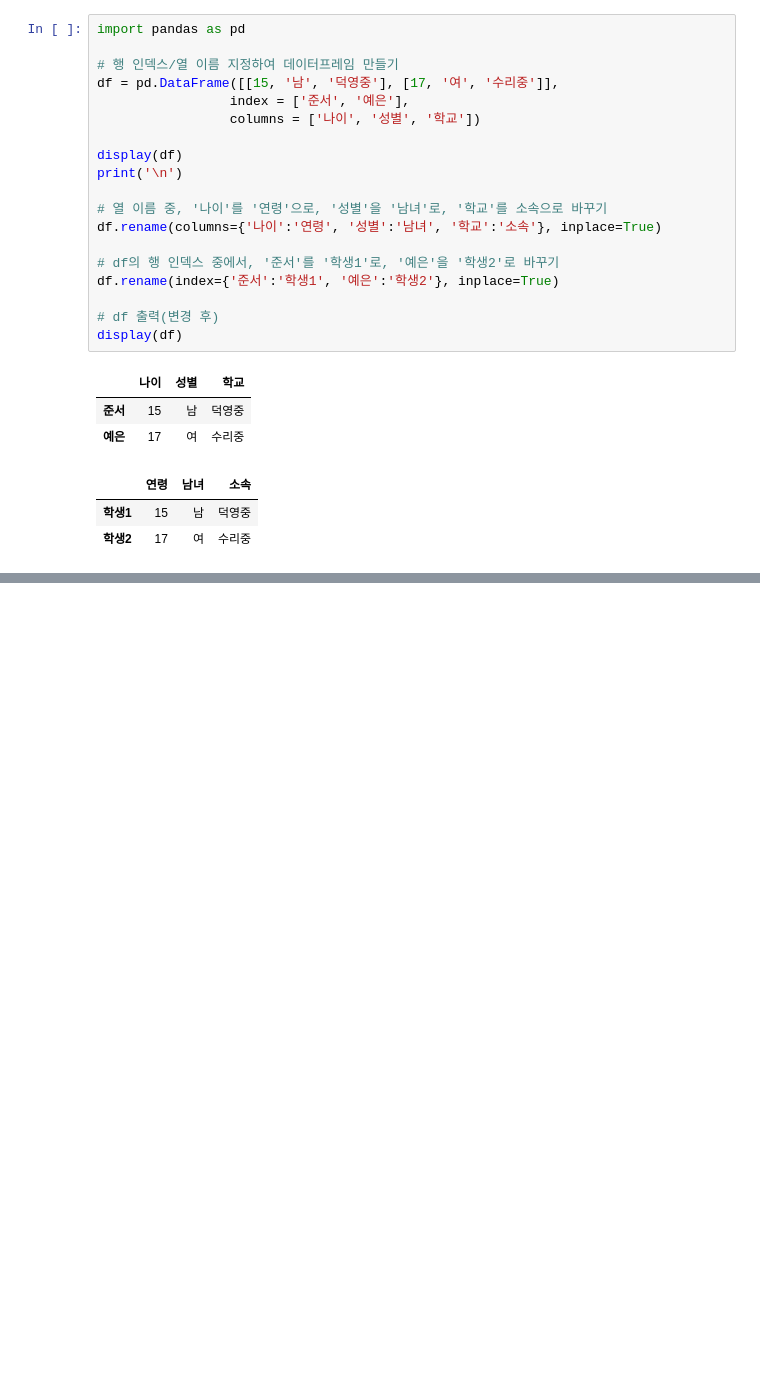
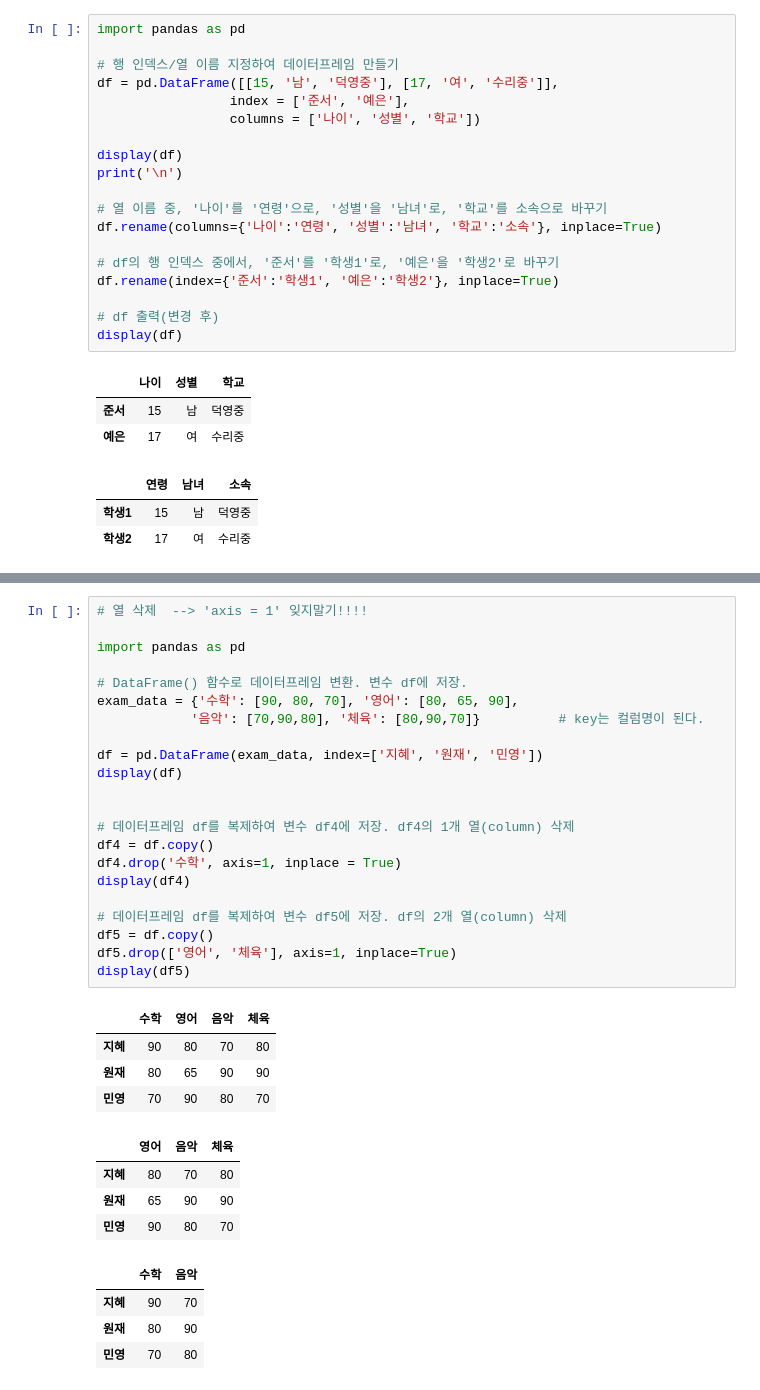
Before and after one commit to Lia-97/2021_TIL, a Jupyter notebook: pandas/판다스 입문.ipynb, the cells around one changed output, grey strips where cells are left out. Cells and saved outputs as stored; diff of their text form; blank space fills up the shorter version.

```diff
--- a/pandas/판다스 입문.ipynb
+++ b/pandas/판다스 입문.ipynb
@@ -111,0 +170,35 @@ display(df)
+# %%
+# 열 삭제  --> 'axis = 1' 잊지말기!!!!
+
+import pandas as pd
+
+# DataFrame() 함수로 데이터프레임 변환. 변수 df에 저장.
+exam_data = {'수학': [90, 80, 70], '영어': [80, 65, 90],
+            '음악': [70,90,80], '체육': [80,90,70]}          # key는 컬럼명이 된다.
+
+df = pd.DataFrame(exam_data, index=['지혜', '원재', '민영'])
+display(df)
+
+
+# 데이터프레임 df를 복제하여 변수 df4에 저장. df4의 1개 열(column) 삭제
+df4 = df.copy()
+df4.drop('수학', axis=1, inplace = True)
+display(df4)
+
+# 데이터프레임 df를 복제하여 변수 df5에 저장. df의 2개 열(column) 삭제
+df5 = df.copy()
+df5.drop(['영어', '체육'], axis=1, inplace=True)
+display(df5)
+# %% [output]
+|  | 수학 | 영어 | 음악 | 체육 |
+| 지혜 | 90 | 80 | 70 | 80 |
+| 원재 | 80 | 65 | 90 | 90 |
+| 민영 | 70 | 90 | 80 | 70 |
+|  | 영어 | 음악 | 체육 |
+| 지혜 | 80 | 70 | 80 |
+| 원재 | 65 | 90 | 90 |
+| 민영 | 90 | 80 | 70 |
+|  | 수학 | 음악 |
+| 지혜 | 90 | 70 |
+| 원재 | 80 | 90 |
+| 민영 | 70 | 80 |
```
Also changed, not shown: parts of 19 cells of this notebook, 1 other file.
